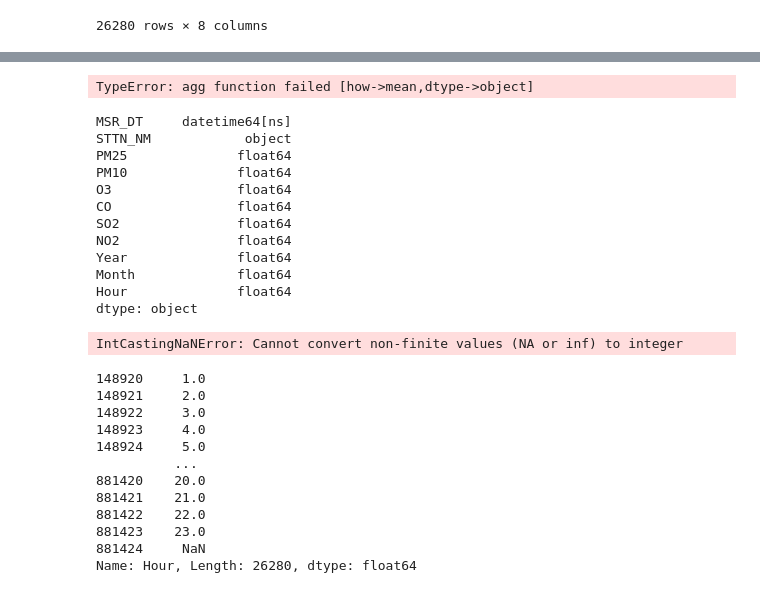
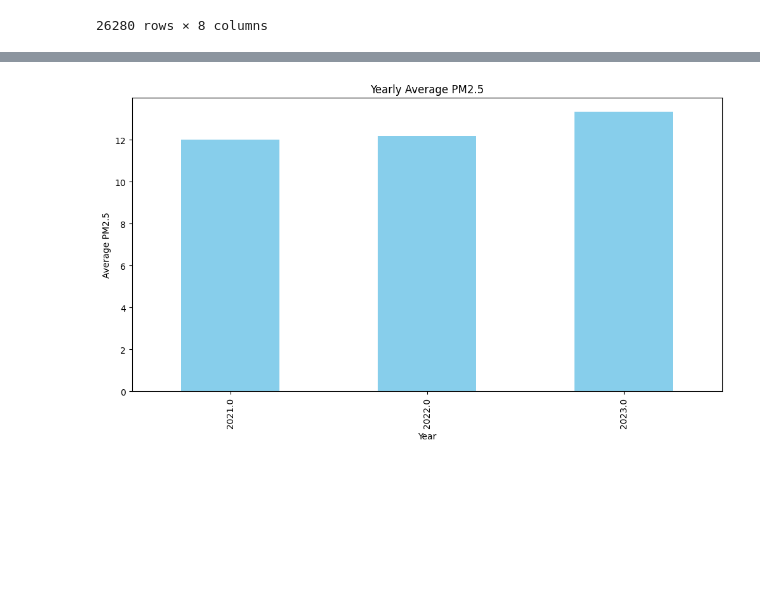
Before and after one commit to HayDen-Gonne/Particulate_Dust_Analysis, a Jupyter notebook: second_script.ipynb, the cells around one changed output, grey strips where cells are left out. Cells and saved outputs as stored; diff of their text form; code cells hidden in the pictures; blank space fills up the shorter version.

```diff
--- a/second_script.ipynb
+++ b/second_script.ipynb
@@ -240,9 +240,9 @@ import pandas as pd
 import matplotlib.pyplot as plt
 
 # MSR_DT를 datetime 형식으로 변환
-df_sambang['MSR_DT'] = pd.to_datetime(df_sambang['MSR_DT'], format='%Y%m%d%H', errors='coerce')
+df_sambang.loc[:, 'MSR_DT'] = pd.to_datetime(df_sambang['MSR_DT'], format='%Y%m%d%H', errors='coerce')
 
 # 연도, 월, 시간 추출
-df_sambang['Year'] = df_sambang['MSR_DT'].dt.year
-df_sambang['Month'] = df_sambang['MSR_DT'].dt.month
-df_sambang['Hour'] = df_sambang['MSR_DT'].dt.hour
+df_sambang.loc[:, 'Year'] = df_sambang['MSR_DT'].dt.year
+df_sambang.loc[:, 'Month'] = df_sambang['MSR_DT'].dt.month
+df_sambang.loc[:, 'Hour'] = df_sambang['MSR_DT'].dt.hour
@@ -270,49 +270,16 @@ See the caveats in the documentation: https://pandas.pydata.org/pandas-docs/stab
 # %%
-# 연도별 평균 계산
-yearly_avg = df_sambang.groupby('Year').mean()
+import pandas as pd
+import matplotlib.pyplot as plt
+
+# 연도별 평균 계산 (numeric only)
+yearly_avg = df_sambang.groupby('Year').mean(numeric_only=True)
 
 # 연도별 그래프
 plt.figure(figsize=(12, 6))
 yearly_avg['PM25'].plot(kind='bar', color='skyblue')
 plt.title('Yearly Average PM2.5')
 plt.xlabel('Year')
 plt.ylabel('Average PM2.5')
 plt.show()
 # %% [output]
-TypeError: agg function failed [how->mean,dtype->object]
+[figure, added]
-# %%
-print(df_sambang.dtypes) # 정수가떠야 하는데 Null 값이 있어서 float으로 처리
-# %% [output]
-MSR_DT     datetime64[ns]
-STTN_NM            object
-PM25              float64
-PM10              float64
-O3                float64
-CO                float64
-SO2               float64
-NO2               float64
-Year              float64
-Month             float64
-Hour              float64
-dtype: object
-# %%
-df_sambang['Year'] = df_sambang['Year'].astype(int)
-df_sambang['Month'] = df_sambang['Month'].astype(int)
-df_sambang['Hour'] = df_sambang['Hour'].astype(int)
-# %% [output]
-IntCastingNaNError: Cannot convert non-finite values (NA or inf) to integer
-# %%
-df_sambang['Hour']
-# %% [output]
-148920     1.0
-148921     2.0
-148922     3.0
-148923     4.0
-148924     5.0
-          ...
-881420    20.0
-881421    21.0
-881422    22.0
-881423    23.0
-881424     NaN
-Name: Hour, Length: 26280, dtype: float64
```
Also changed, not shown: parts of 14 cells of this notebook, 1 other file.
